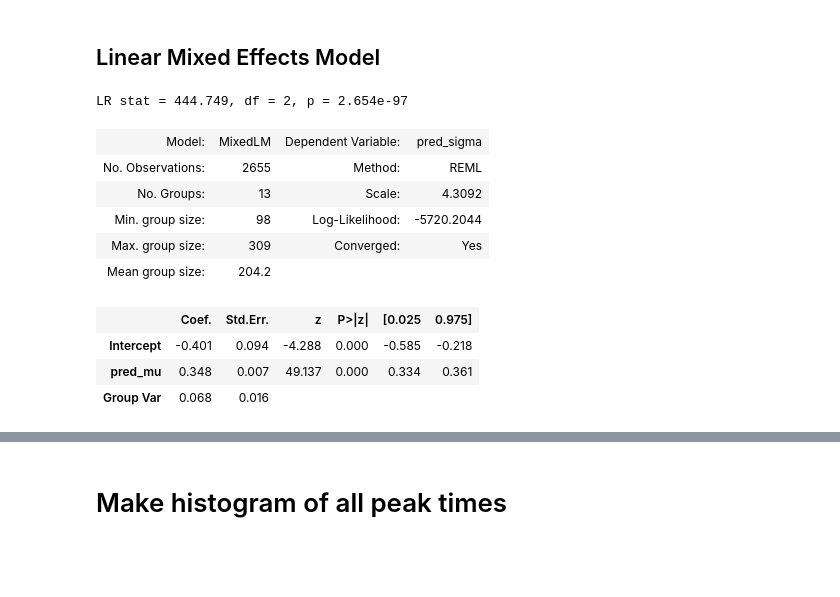
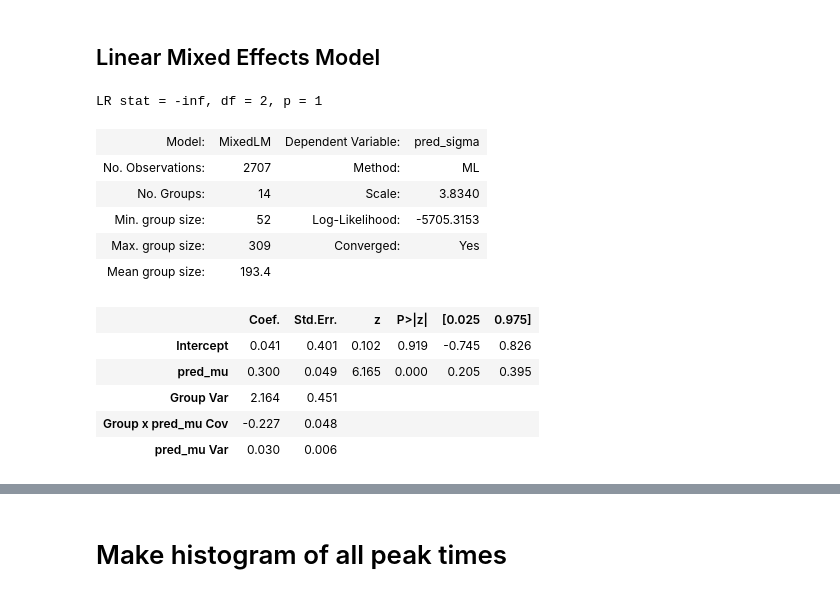
Before and after one commit to rsenne/dCA1_Paper, a Jupyter notebook: Ryan_Analyses_New/Figure_2_peak_props.ipynb, the cells around one changed output, grey strips where cells are left out. Saved outputs shown, nothing was run; the diff lists cells and outputs as text; code cells hidden in the pictures; blank space fills up the shorter version.

```diff
--- a/Ryan_Analyses_New/Figure_2_peak_props.ipynb
+++ b/Ryan_Analyses_New/Figure_2_peak_props.ipynb
@@ -18,7 +18,15 @@ from matplotlib.patches import Patch
 ## Post hoc analysis of hierarchical bayesian model of Figure 2
 # %%
 df = pd.read_csv(r"C:\Users\ryansenne\Desktop\Dill\astrocyte_shot_Gaussian_noise3_all.csv")
-df
+df = df[df['animal'] != 'F8']
+
+names = np.unique(df['animal'])
+
+df_2 = pd.read_csv(r"C:\Users\ryansenne\Desktop\Dill\astrocyte_NEWhab_Gaussian_noise3_all(1).csv")
+df_2 = df_2[~df_2['animal'].isin(names)]
+
+# combine the dfs
+df = pd.concat([df, df_2], ignore_index=True)
 # %% [output]
 |  | Unnamed: 0 | pred_a1 | pred_a0 | pred_mu | pred_sigma | pred_mu_sigma | variance | mean_peak | mu_1 | ... |
 | 0 | 1 | 0.0 | 0.0 | 2.6 | 0.5 | 0.5 | 0.512348 | 2.675 | 2.6 | ... |
@@ -38,31 +46,23 @@ df
 # %% [markdown]
 ## Linear Mixed Effects Model
 # %%
-# RI only (random intercept)
-res_ri_ml = smf.mixedlm("pred_sigma ~ pred_mu", data=df, groups=df["animal"]).fit()
-
-# RI+RS
+# # RI+RS
 m_rs = smf.mixedlm("pred_sigma ~ pred_mu", data=df, groups=df["animal"], re_formula="~pred_mu")
 res_rs_ml = m_rs.fit(reml=False, method="lbfgs")
-
-# # Likelihood ratio test (nested models)
-lr_stat = 2 * (res_rs_ml.llf - res_ri_ml.llf)
-df_diff = res_rs_ml.df_modelwc - res_ri_ml.df_modelwc  # parameter count difference
-from scipy.stats import chi2
-pval = chi2.sf(lr_stat, df_diff)
-print(f"LR stat = {lr_stat:.3f}, df = {df_diff}, p = {pval:.4g}")
 # %% [output]
-LR stat = 444.749, df = 2, p = 2.654e-97
+LR stat = -inf, df = 2, p = 1
 # %%
-res_ri_ml.summary()
+res_rs_ml.summary()
 # %% [output]
 | Model: | MixedLM | Dependent Variable: | pred_sigma |
-| No. Observations: | 2655 | Method: | REML |
-| No. Groups: | 13 | Scale: | 4.3092 |
-| Min. group size: | 98 | Log-Likelihood: | -5720.2044 |
+| No. Observations: | 2707 | Method: | ML |
+| No. Groups: | 14 | Scale: | 3.8340 |
+| Min. group size: | 52 | Log-Likelihood: | -5705.3153 |
 | Max. group size: | 309 | Converged: | Yes |
-| Mean group size: | 204.2 |  |  |
+| Mean group size: | 193.4 |  |  |
 |  | Coef. | Std.Err. | z | P>|z| | [0.025 | 0.975] |
-| Intercept | -0.401 | 0.094 | -4.288 | 0.000 | -0.585 | -0.218 |
-| pred_mu | 0.348 | 0.007 | 49.137 | 0.000 | 0.334 | 0.361 |
-| Group Var | 0.068 | 0.016 |  |  |  |  |
+| Intercept | 0.041 | 0.401 | 0.102 | 0.919 | -0.745 | 0.826 |
+| pred_mu | 0.300 | 0.049 | 6.165 | 0.000 | 0.205 | 0.395 |
+| Group Var | 2.164 | 0.451 |  |  |  |  |
+| Group x pred_mu Cov | -0.227 | 0.048 |  |  |  |  |
+| pred_mu Var | 0.030 | 0.006 |  |  |  |  |
```
Also changed, not shown: parts of 8 cells of this notebook, 4 other files.
